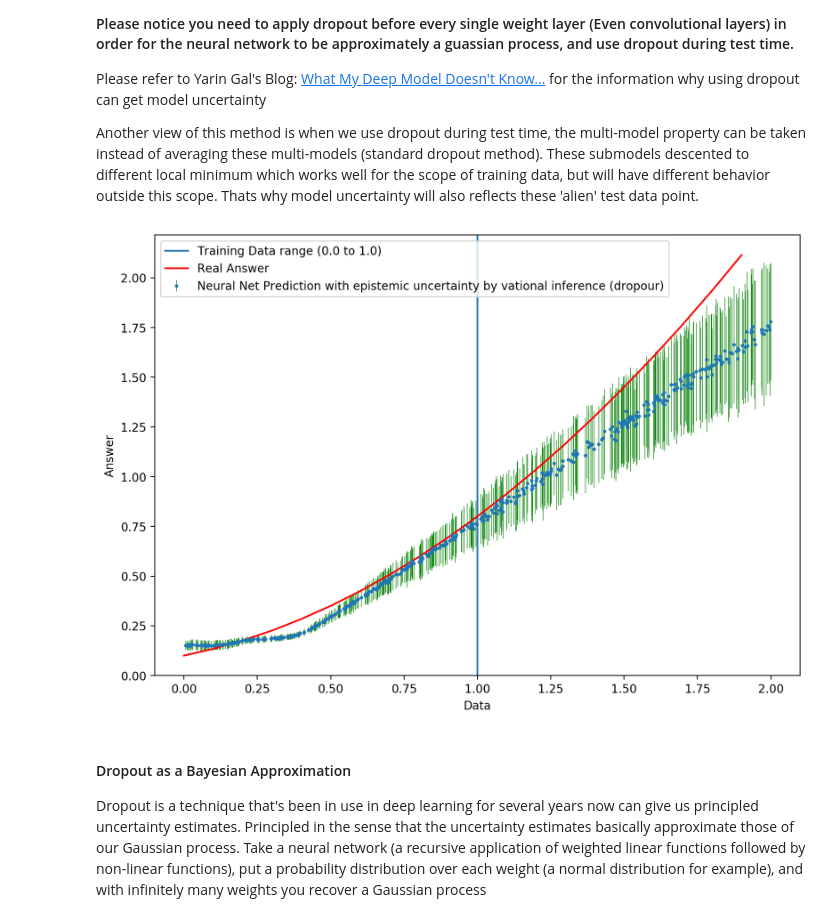
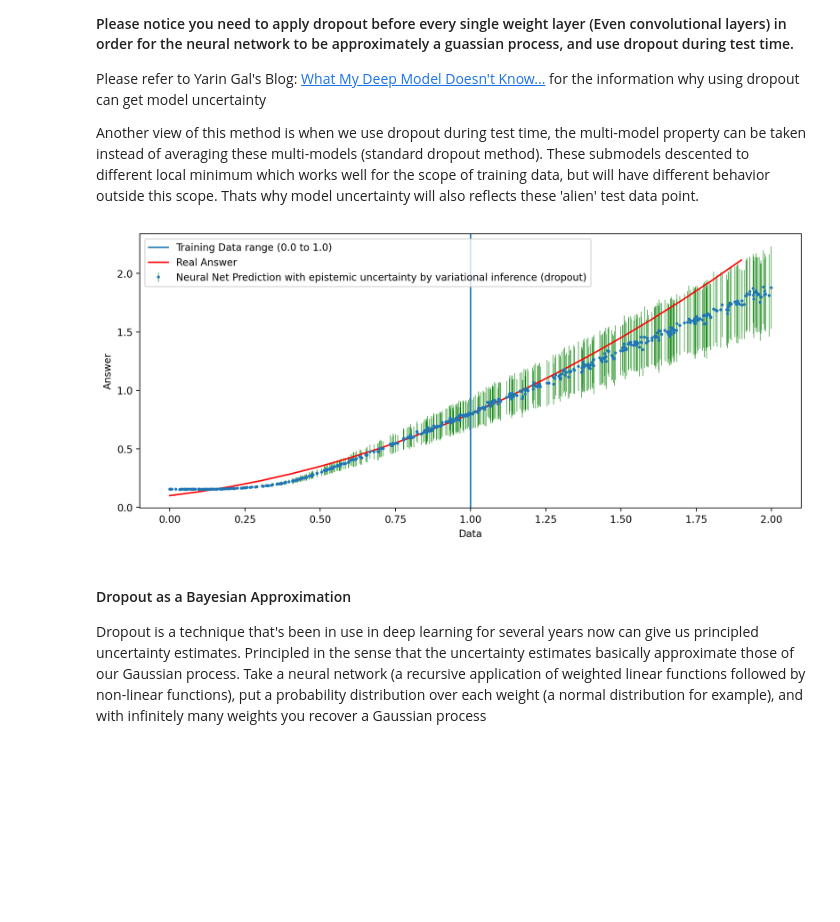
Before and after one commit to henrysky/astroNN, a Jupyter notebook: demo_tutorial/NN_uncertainty_analysis/Uncertainty_Demo_quad.ipynb, the cells around one changed output. Cells and saved outputs as stored; diff of their text form; code cells hidden in the pictures; blank space fills up the shorter version.

Commit message:
fix uncertainty demo for the latest tf 2.12 (#20)

```diff
--- a/demo_tutorial/NN_uncertainty_analysis/Uncertainty_Demo_quad.ipynb
+++ b/demo_tutorial/NN_uncertainty_analysis/Uncertainty_Demo_quad.ipynb
@@ -37,7 +41,7 @@ The equation we use neural net to do regression is
 $y=0.1+0.3x+0.4x^{2}$
 # %%
 def gen_function(x):
-    return(0.1+0.3*x+0.4*x**2)
+    return 0.1 + 0.3 * x + 0.4 * x**2
 # %% [markdown]
 #### Here, we will generate data with the regression task
 
@@ -156,54 +162,76 @@ def model_regression_dropout(num_hidden):
     # Defeine Keras model for regression
     model = Sequential()
     model.add(InputLayer(batch_input_shape=((None, 1))))
-    model.add(Dense(units=num_hidden[0], kernel_regularizer=regularizers.l2(1e-4),
-                    kernel_initializer='he_normal', activation='relu'))
+    model.add(
+        Dense(
+            units=num_hidden[0],
+            kernel_regularizer=regularizers.l2(1e-4),
+            kernel_initializer="he_normal",
+            activation="relu",
+        )
+    )
     model.add(MCDropout(0.3))
-    model.add(Dense(units=num_hidden[1], kernel_regularizer=regularizers.l2(1e-4),
-                    kernel_initializer='he_normal', activation='relu'))
+    model.add(
+        Dense(
+            units=num_hidden[1],
+            kernel_regularizer=regularizers.l2(1e-4),
+            kernel_initializer="he_normal",
+            activation="relu",
+        )
+    )
     model.add(MCDropout(0.3))
     model.add(Dense(units=1, activation="linear"))
     return model
 
-#Define some parameter
+
+# Define some parameter
 batch_size = 64
-optimizer = Adam(lr=.005)
+optimizer = Adam(learning_rate=0.005)
 
 # Compile Keras model
-model = model_regression_dropout(num_hidden=[100,75])
-model.compile(loss='mse', optimizer=optimizer)
+model = model_regression_dropout(num_hidden=[100, 75])
+model.compile(loss="mse", optimizer=optimizer)
 model.fit(x, y, validation_split=0.0, batch_size=batch_size, epochs=20, verbose=0)
 
 # Generate test data
 test_batch_size = 500
-x_test = np.random.uniform(0, 2., test_batch_size)
+x_test = np.random.uniform(0, 2.0, test_batch_size)
 
 mc_dropout_num = 100  # Run Dropout 100 times
 predictions = np.zeros((mc_dropout_num, test_batch_size, 1))
 uncertainty = np.zeros((mc_dropout_num, test_batch_size, 1))
 for i in range(mc_dropout_num):
-    predictions[i] = model.predict(x_test)
+    predictions[i] = model.predict(x_test, verbose=0)
 
 # get mean results and its varience
 prediction_mc_droout = np.mean(predictions, axis=0)
 std_mc_droout = np.std(predictions, axis=0)
 
 # Array for the real equation
-x_true = np.arange(0.0,2.0,0.1)
+x_true = np.arange(0.0, 2.0, 0.1)
 y_true = gen_function(x_true)
 
 # Plotting
-plt.figure(figsize=(10, 7), dpi=100)
-plt.errorbar(x_test, prediction_mc_droout, yerr=std_mc_droout[:, 0], markersize=2, fmt='o', ecolor='g', capthick=2, elinewidth=0.5,
-             label='Neural Net Prediction with epistemic uncertainty by vational inference (dropour)')
+plt.figure(figsize=(12, 5))
+plt.errorbar(
+    x_test,
+    prediction_mc_droout[:, 0],
+    yerr=std_mc_droout[:, 0],
+    markersize=2,
+    fmt="o",
+    ecolor="g",
+    capthick=2,
+    elinewidth=0.5,
+    label="Neural Net Prediction with epistemic uncertainty by variational inference (dropout)",
+)
 plt.axvline(x=1.0, label="Training Data range (0.0 to 1.0)")
-plt.plot(x_true, y_true, color='red', label='Real Answer')
-plt.xlabel('Data')
-plt.ylabel('Answer')
-plt.legend(loc='best')
+plt.plot(x_true, y_true, color="red", label="Real Answer")
+plt.xlabel("Data")
+plt.ylabel("Answer")
+plt.legend(loc="best")
 plt.show()
 # %% [output]
-[figure, old version]
+[figure, new version]
 # %% [markdown]
 #### Dropout as  a Bayesian Approximation
 
```
Also changed, not shown: parts of 8 cells of this notebook, 3 other files.
